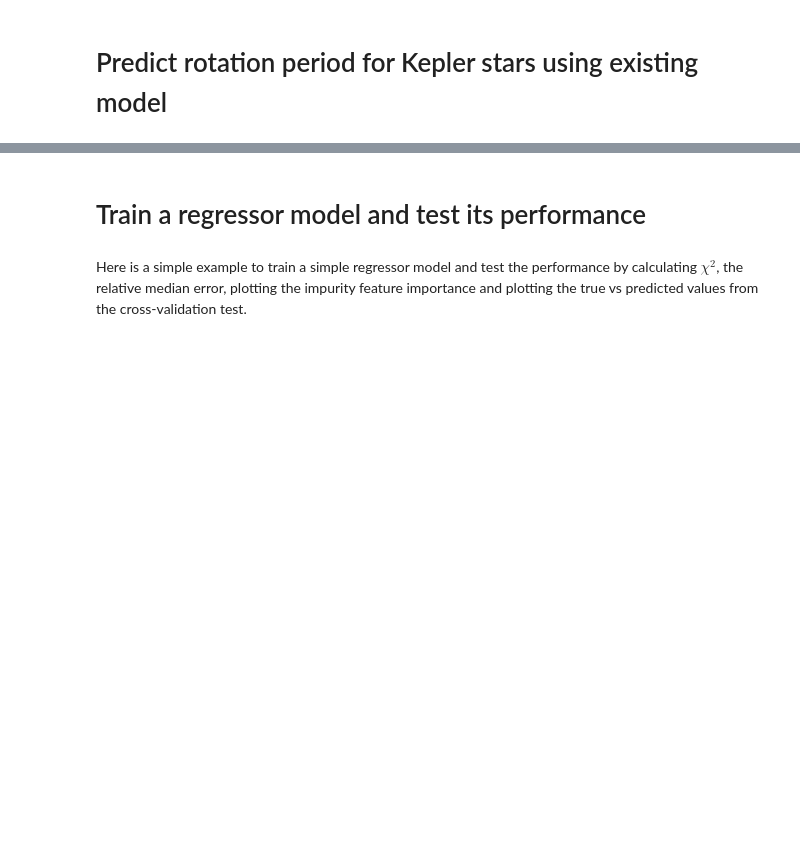
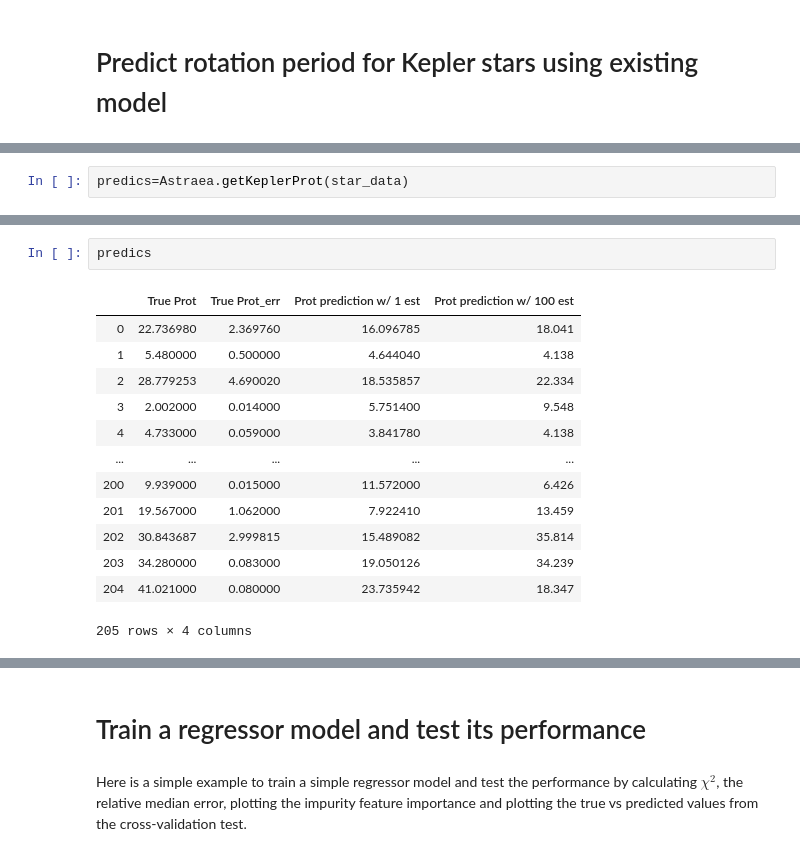
Before and after one commit to lyx12311/Astraea, a Jupyter notebook: docs/_static/Tutorial.ipynb, the cells around one changed output, grey strips where cells are left out. Cells and saved outputs as stored; diff of their text form; blank space fills up the shorter version.

```diff
--- a/docs/_static/Tutorial.ipynb
+++ b/docs/_static/Tutorial.ipynb
@@ -2,0 +57,2 @@
+# %%
+predics=Astraea.getKeplerProt(star_data)
@@ -2,0 +70,16 @@
+# %%
+predics
+# %% [output]
+|  | True Prot | True Prot_err | Prot prediction w/ 1 est | Prot prediction w/ 100 est |
+| 0 | 22.736980 | 2.369760 | 16.096785 | 18.041 |
+| 1 | 5.480000 | 0.500000 | 4.644040 | 4.138 |
+| 2 | 28.779253 | 4.690020 | 18.535857 | 22.334 |
+| 3 | 2.002000 | 0.014000 | 5.751400 | 9.548 |
+| 4 | 4.733000 | 0.059000 | 3.841780 | 4.138 |
+| ... | ... | ... | ... | ... |
+| 200 | 9.939000 | 0.015000 | 11.572000 | 6.426 |
+| 201 | 19.567000 | 1.062000 | 7.922410 | 13.459 |
+| 202 | 30.843687 | 2.999815 | 15.489082 | 35.814 |
+| 203 | 34.280000 | 0.083000 | 19.050126 | 34.239 |
+| 204 | 41.021000 | 0.080000 | 23.735942 | 18.347 |
+205 rows × 4 columns
```
Also changed, not shown: parts of 18 cells of this notebook, 2 other files.
